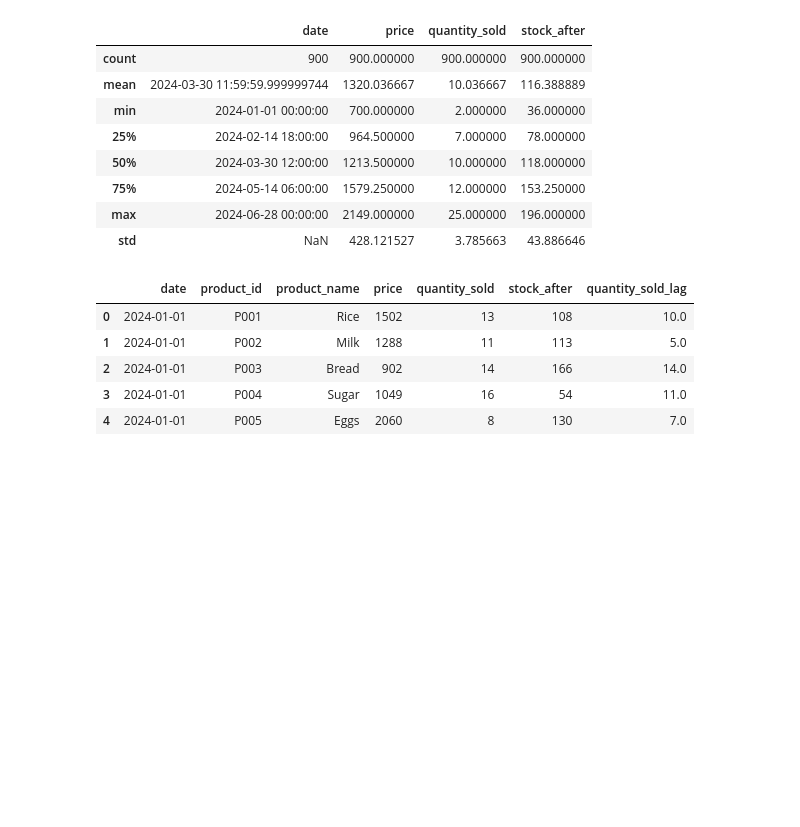
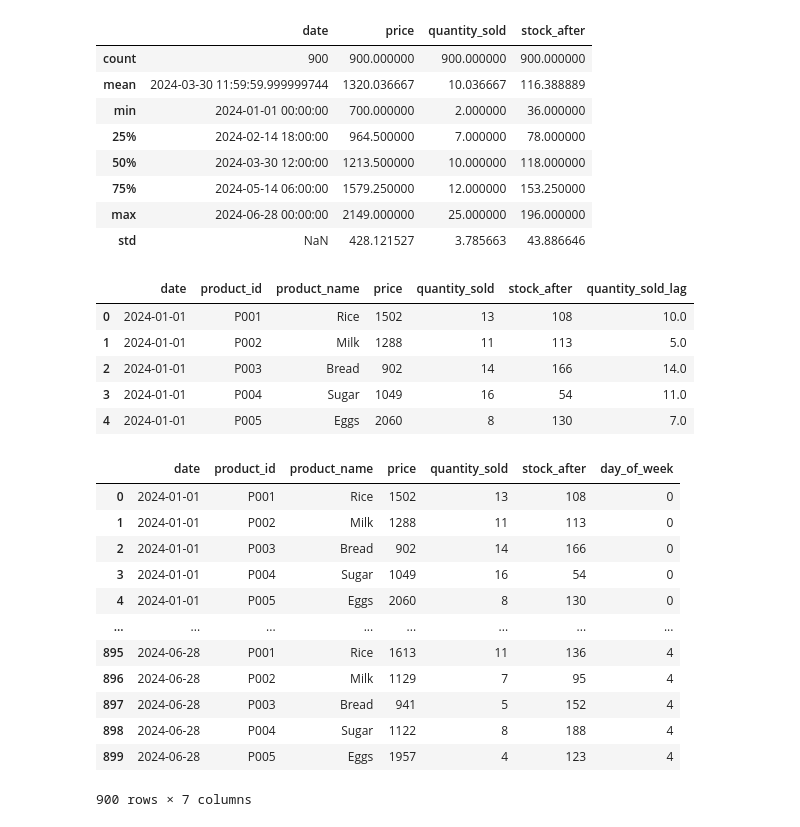
Before and after one commit to IssaMuiz/StockSense, a Jupyter notebook: notebooks/test_preprocessing.ipynb, the cells around one changed output. Cells and saved outputs as stored; diff of their text form; code cells hidden in the pictures; blank space fills up the shorter version.

```diff
--- a/notebooks/test_preprocessing.ipynb
+++ b/notebooks/test_preprocessing.ipynb
@@ -125,6 +126,22 @@ df.head()
 | 2 | 2024-01-01 | P003 | Bread | 902 | 14 | 166 | 14.0 |
 | 3 | 2024-01-01 | P004 | Sugar | 1049 | 16 | 54 | 11.0 |
 | 4 | 2024-01-01 | P005 | Eggs | 2060 | 8 | 130 | 7.0 |
+# %%
+day_of_week_feature(df, "date")
+# %% [output]
+|  | date | product_id | product_name | price | quantity_sold | stock_after | day_of_week |
+| 0 | 2024-01-01 | P001 | Rice | 1502 | 13 | 108 | 0 |
+| 1 | 2024-01-01 | P002 | Milk | 1288 | 11 | 113 | 0 |
+| 2 | 2024-01-01 | P003 | Bread | 902 | 14 | 166 | 0 |
+| 3 | 2024-01-01 | P004 | Sugar | 1049 | 16 | 54 | 0 |
+| 4 | 2024-01-01 | P005 | Eggs | 2060 | 8 | 130 | 0 |
+| ... | ... | ... | ... | ... | ... | ... | ... |
+| 895 | 2024-06-28 | P001 | Rice | 1613 | 11 | 136 | 4 |
+| 896 | 2024-06-28 | P002 | Milk | 1129 | 7 | 95 | 4 |
+| 897 | 2024-06-28 | P003 | Bread | 941 | 5 | 152 | 4 |
+| 898 | 2024-06-28 | P004 | Sugar | 1122 | 8 | 188 | 4 |
+| 899 | 2024-06-28 | P005 | Eggs | 1957 | 4 | 123 | 4 |
+900 rows × 7 columns
 # %%
 df.isnull().sum()
 # %% [output]
```
Also changed, not shown: parts of 18 cells of this notebook, 5 other files.
